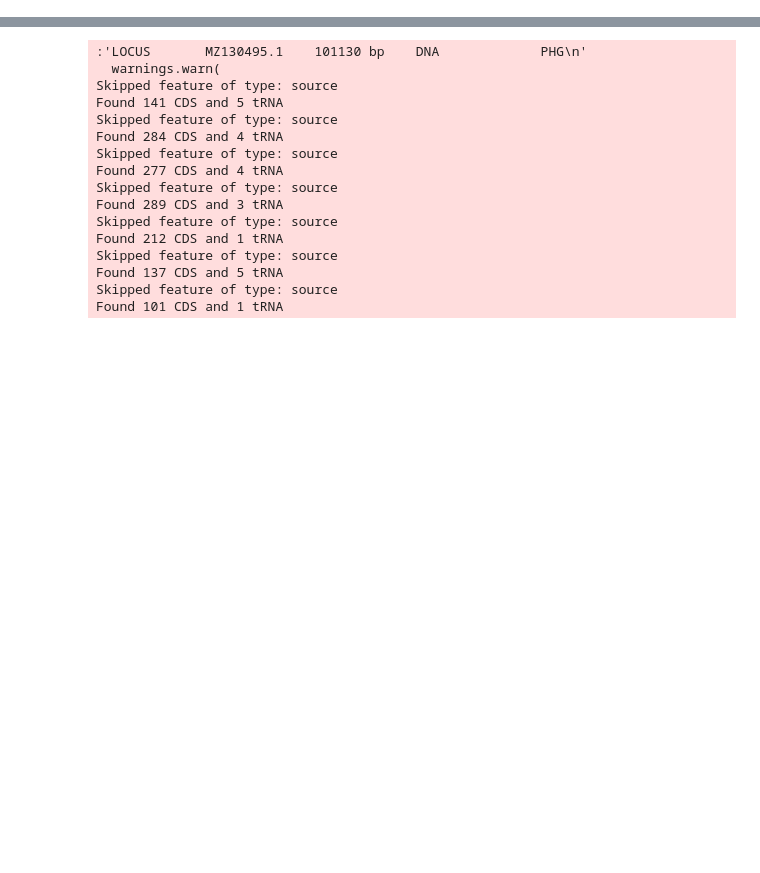
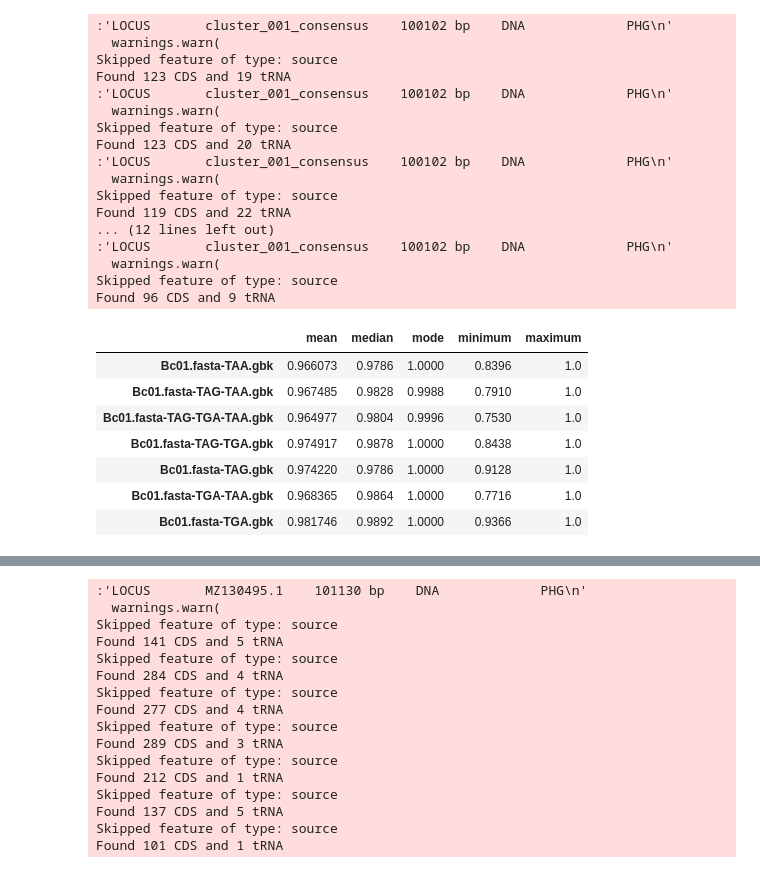
Before and after one commit to susiegriggo/Phicore, a Jupyter notebook: coding_density/CDdistributions.ipynb, the cells around one changed output, grey strips where cells are left out. Drawn from its saved outputs; the diff is of its cells as text; code cells hidden in the pictures; blank space fills up the shorter version.

```diff
--- a/coding_density/CDdistributions.ipynb
+++ b/coding_density/CDdistributions.ipynb
@@ -81,3 +81,32 @@ def calc_coding_density(filestub, gbkdir = '../genbank/'):
                 codden[file] = codden['x'].map(stats['all'])
 
     return pd.DataFrame.from_dict(data, orient='index', columns=['mean', 'median', 'mode', 'minimum', 'maximum']), codden
+# %%
+summary, cod = calc_coding_density(filestub='Bc01.fasta')
+summary
+# %% [output]
+:'LOCUS       cluster_001_consensus    100102 bp    DNA             PHG\n'
+  warnings.warn(
+Skipped feature of type: source
+Found 123 CDS and 19 tRNA
+:'LOCUS       cluster_001_consensus    100102 bp    DNA             PHG\n'
+  warnings.warn(
+Skipped feature of type: source
+Found 123 CDS and 20 tRNA
+:'LOCUS       cluster_001_consensus    100102 bp    DNA             PHG\n'
+  warnings.warn(
+Skipped feature of type: source
+Found 119 CDS and 22 tRNA
+... (12 lines left out)
+:'LOCUS       cluster_001_consensus    100102 bp    DNA             PHG\n'
+  warnings.warn(
+Skipped feature of type: source
+Found 96 CDS and 9 tRNA
+|  | mean | median | mode | minimum | maximum |
+| Bc01.fasta-TAA.gbk | 0.966073 | 0.9786 | 1.0000 | 0.8396 | 1.0 |
+| Bc01.fasta-TAG-TAA.gbk | 0.967485 | 0.9828 | 0.9988 | 0.7910 | 1.0 |
+| Bc01.fasta-TAG-TGA-TAA.gbk | 0.964977 | 0.9804 | 0.9996 | 0.7530 | 1.0 |
+| Bc01.fasta-TAG-TGA.gbk | 0.974917 | 0.9878 | 1.0000 | 0.8438 | 1.0 |
+| Bc01.fasta-TAG.gbk | 0.974220 | 0.9786 | 1.0000 | 0.9128 | 1.0 |
+| Bc01.fasta-TGA-TAA.gbk | 0.968365 | 0.9864 | 1.0000 | 0.7716 | 1.0 |
+| Bc01.fasta-TGA.gbk | 0.981746 | 0.9892 | 1.0000 | 0.9366 | 1.0 |
```
Also changed, not shown: parts of 7 cells of this notebook, 13 other files.
